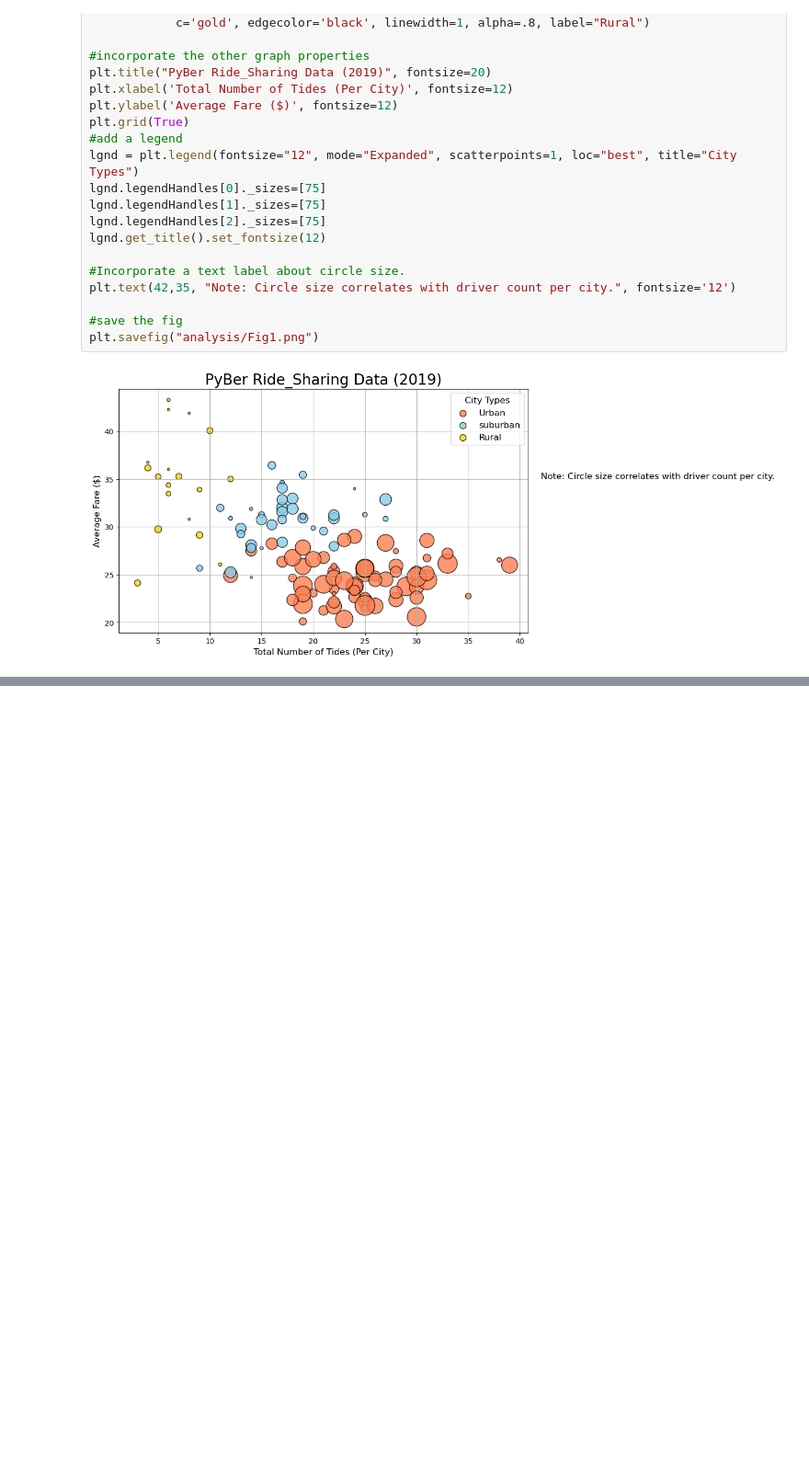
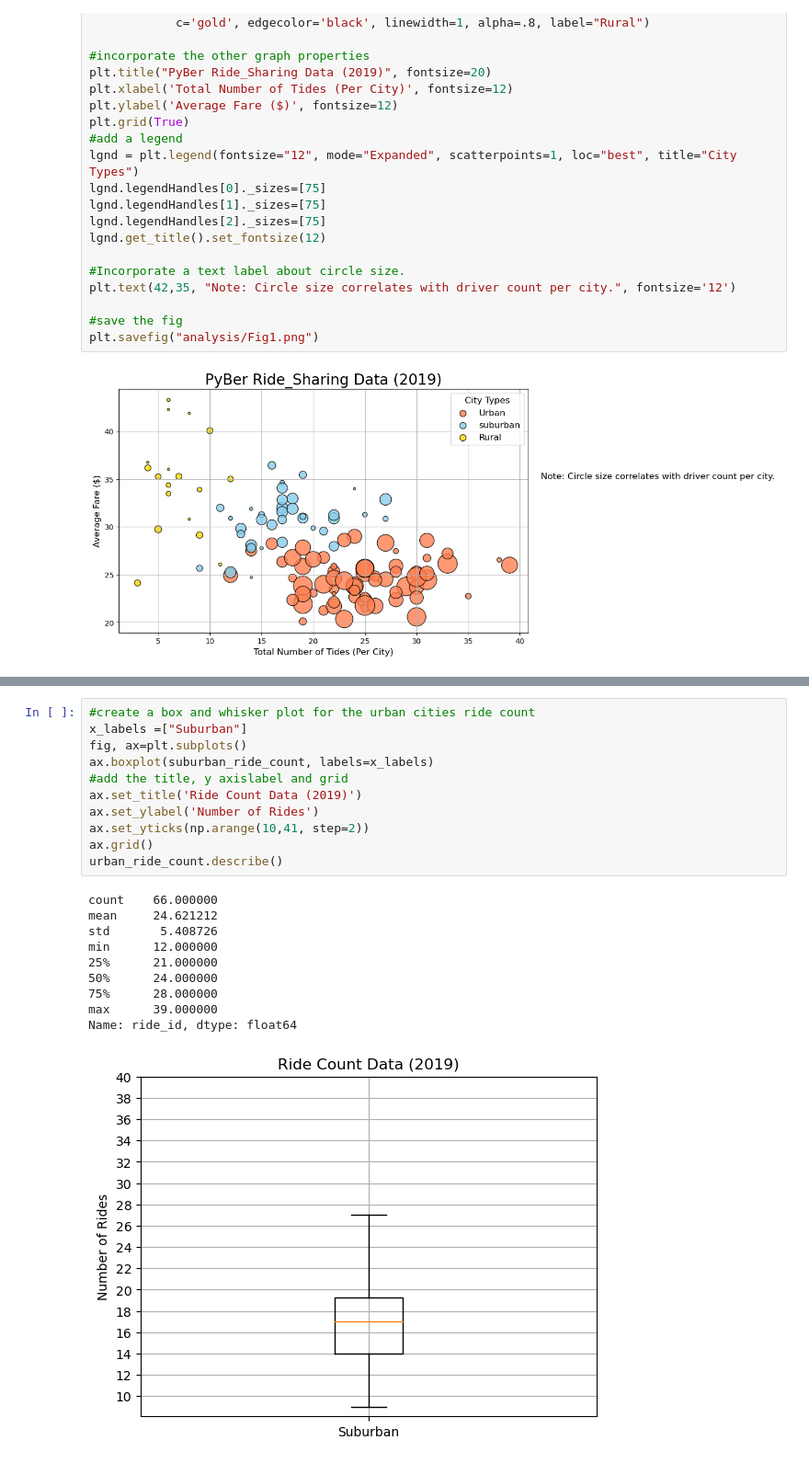
Before and after one commit to NikWalker/PyBer_Analysis, a Jupyter notebook: PyBer.ipynb, the cells around one changed output, grey strips where cells are left out. Shown: that part at 92% size. Saved outputs shown, nothing was run; the diff lists cells and outputs as text; blank space fills up the shorter version.

```diff
--- a/PyBer.ipynb
+++ b/PyBer.ipynb
@@ -296,0 +528,22 @@ plt.savefig("analysis/Fig1.png")
+# %%
+#create a box and whisker plot for the urban cities ride count
+x_labels =["Suburban"]
+fig, ax=plt.subplots()
+ax.boxplot(suburban_ride_count, labels=x_labels)
+#add the title, y axislabel and grid
+ax.set_title('Ride Count Data (2019)')
+ax.set_ylabel('Number of Rides')
+ax.set_yticks(np.arange(10,41, step=2))
+ax.grid()
+urban_ride_count.describe()
+# %% [output]
+count    66.000000
+mean     24.621212
+std       5.408726
+min      12.000000
+25%      21.000000
+50%      24.000000
+75%      28.000000
+max      39.000000
+Name: ride_id, dtype: float64
+[figure, added]
```
Also changed, not shown: parts of 31 cells of this notebook, 4 other files.
